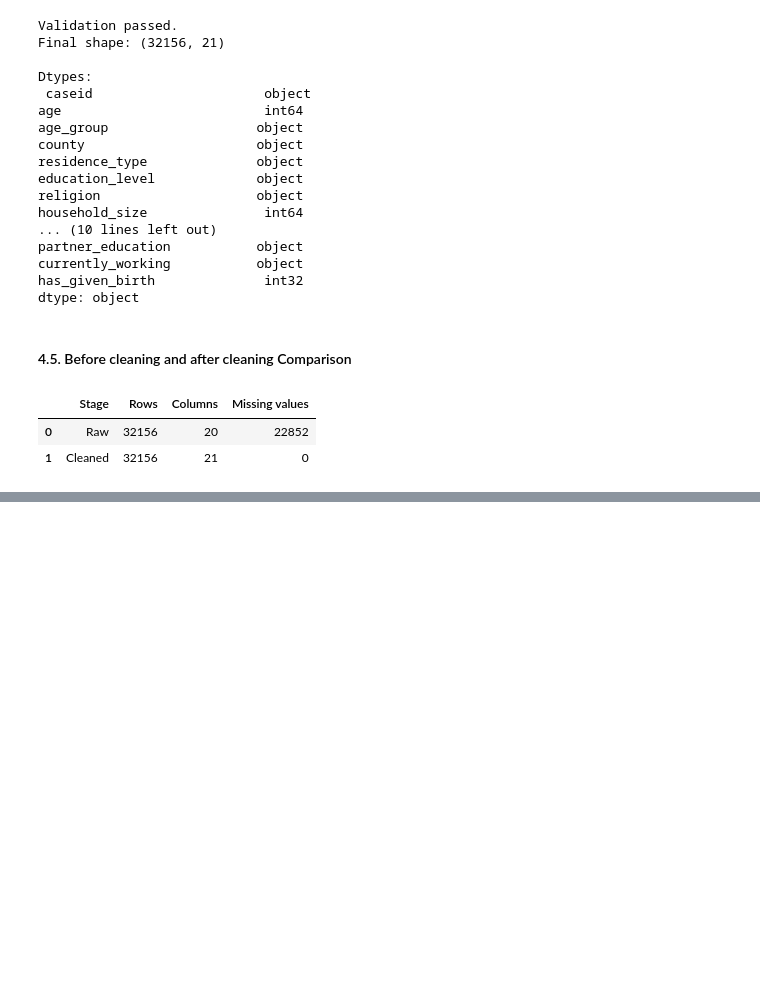
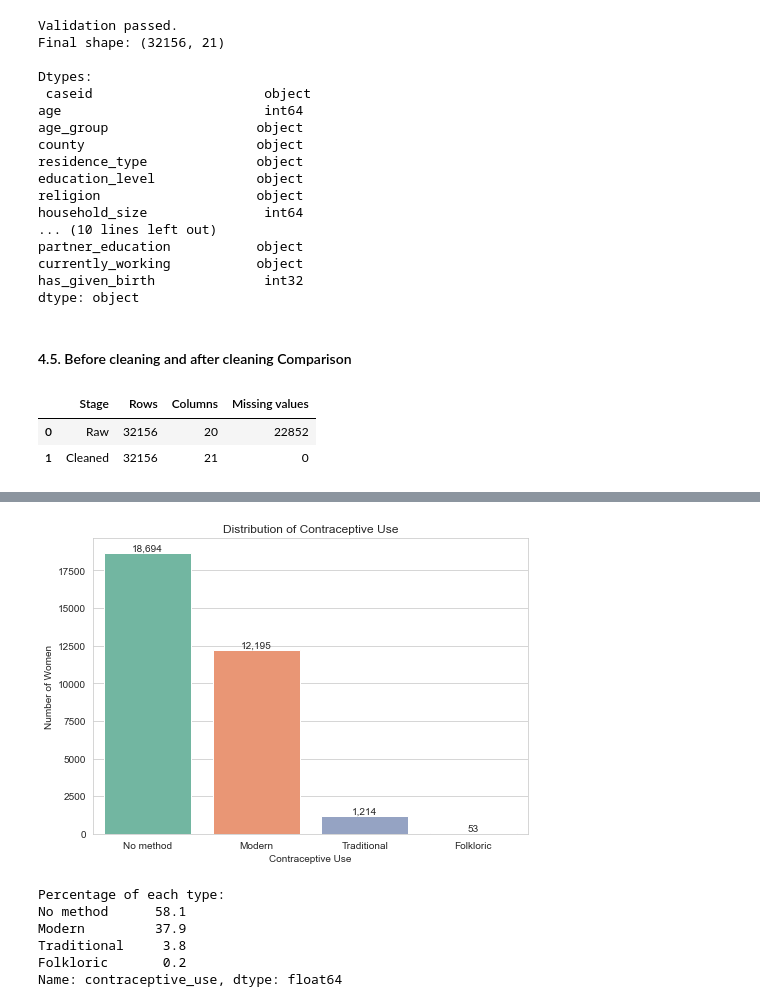
Before and after one commit to symekah1999/Predicting-contraceptive-use-among-women_Capstone-Project-The-Insight-Architects-, a Jupyter notebook: KDHS_2022_Capstone.ipynb, the cells around one changed output, grey strips where cells are left out. Cells and saved outputs as stored; diff of their text form; code cells hidden in the pictures; blank space fills up the shorter version.

Commit message:
Updated notebook and add EDA visualizations

```diff
--- a/KDHS_2022_Capstone.ipynb
+++ b/KDHS_2022_Capstone.ipynb
@@ -388,0 +430,39 @@ summary
+# %%
+# --------------------------------------
+# Distribution of Target Variable
+# --------------------------------------
+
+plt.figure(figsize=(7,5))
+
+# ordering the bars from the most common type to the least common
+order = df['contraceptive_use'].value_counts().index
+
+ax = sns.countplot(
+    x='contraceptive_use',
+    data=df,
+    order=order
+)
+
+# adding the count on top of each bar so the numbers are easy to read
+for p in ax.patches:
+    ax.annotate(f'{int(p.get_height()):,}',
+                (p.get_x() + p.get_width()/2, p.get_height()),
+                ha='center', va='bottom')
+
+plt.title("Distribution of Contraceptive Use")
+plt.xlabel("Contraceptive Use")
+plt.ylabel("Number of Women")
+plt.tight_layout()
+plt.show()
+
+# looking at the same breakdown as percentages
+print("Percentage of each type:")
+print((df['contraceptive_use'].value_counts(normalize=True) * 100).round(1))
+# %% [output]
+[figure, added]
+Percentage of each type:
+No method      58.1
+Modern         37.9
+Traditional     3.8
+Folkloric       0.2
+Name: contraceptive_use, dtype: float64
```
Also changed, not shown: parts of 44 cells of this notebook, 10 other files.
